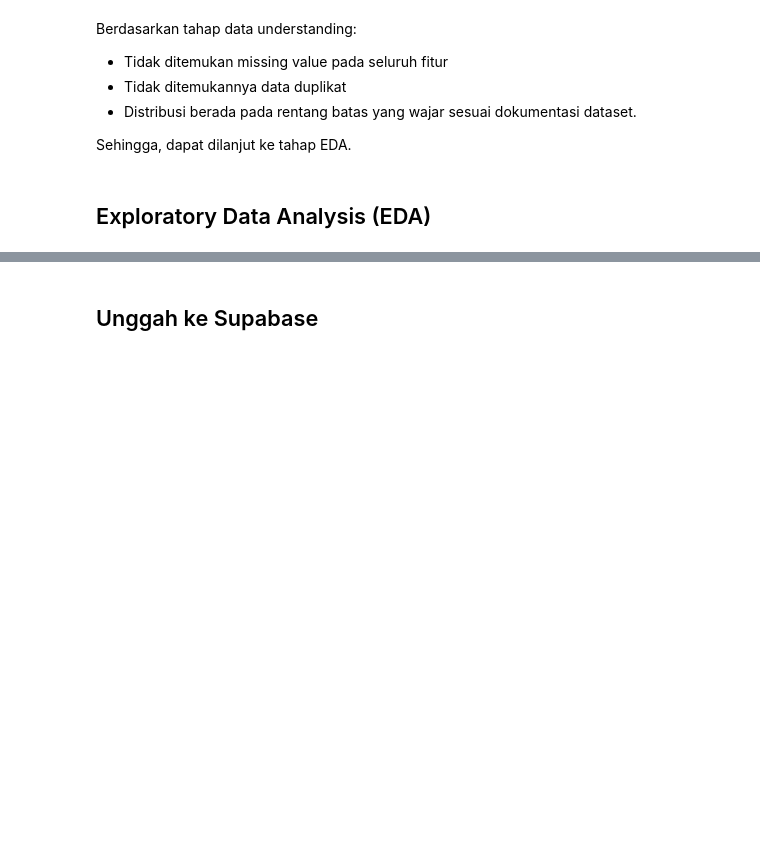
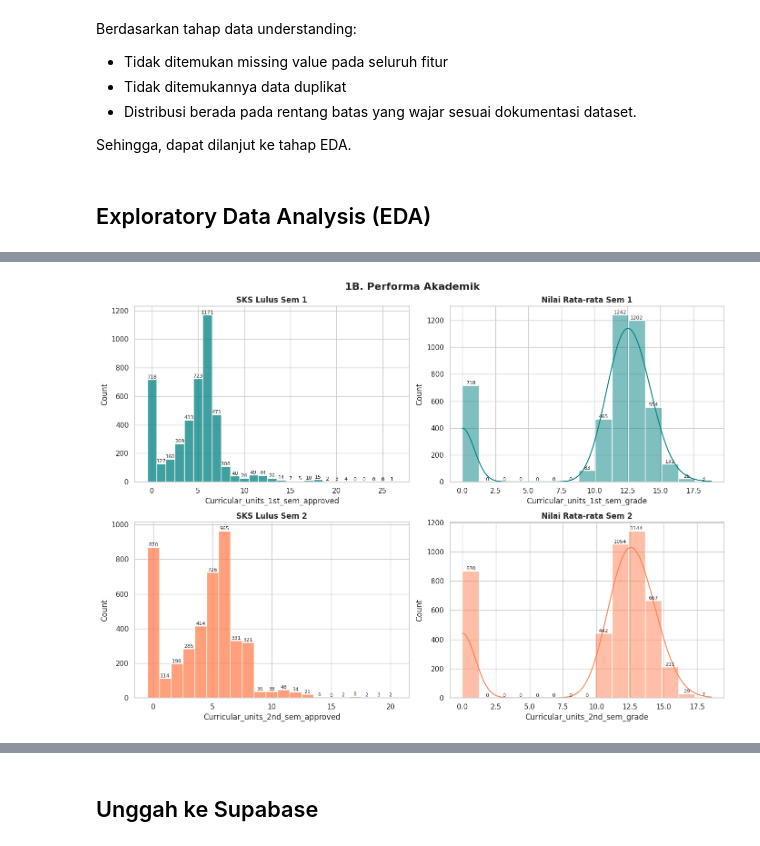
Before and after one commit to NuryaFahruRosyidin2406/Submission-Akhir-Dicoding-Menyelesaikan-Permasalahan-Institusi-Pendidikan, a Jupyter notebook: notebook.ipynb, the cells around one changed output, grey strips where cells are left out. Drawn from its saved outputs; the diff is of its cells as text; code cells hidden in the pictures; blank space fills up the shorter version.

```diff
--- a/notebook.ipynb
+++ b/notebook.ipynb
@@ -160,0 +230,33 @@ Sehingga, dapat dilanjut ke tahap EDA.
+# %%
+# B. Performa Variabel Akademik
+fig, axes = plt.subplots(2, 2, figsize=(14, 10))
+
+# SKS Lulus Sem 1
+ax1 = sns.histplot(df['Curricular_units_1st_sem_approved'], kde=False, ax=axes[0, 0], color='teal', discrete=True)
+axes[0, 0].set_title('SKS Lulus Sem 1', fontweight='bold')
+for container in ax1.containers:
+    ax1.bar_label(container, fontsize=8)
+
+# Nilai Rata-rata Sem 1
+ax2 = sns.histplot(df['Curricular_units_1st_sem_grade'], kde=True, ax=axes[0, 1], color='teal', bins=15)
+axes[0, 1].set_title('Nilai Rata-rata Sem 1', fontweight='bold')
+for container in ax2.containers:
+    ax2.bar_label(container, fontsize=8)
+
+# SKS Lulus Sem 2
+ax3 = sns.histplot(df['Curricular_units_2nd_sem_approved'], kde=False, ax=axes[1, 0], color='coral', discrete=True)
+axes[1, 0].set_title('SKS Lulus Sem 2', fontweight='bold')
+for container in ax3.containers:
+    ax3.bar_label(container, fontsize=8)
+
+# Nilai Rata-rata Sem 2
+ax4 = sns.histplot(df['Curricular_units_2nd_sem_grade'], kde=True, ax=axes[1, 1], color='coral', bins=15)
+axes[1, 1].set_title('Nilai Rata-rata Sem 2', fontweight='bold')
+for container in ax4.containers:
+    ax4.bar_label(container, fontsize=8)
+
+plt.suptitle('1B. Performa Akademik', fontsize=16, fontweight='bold')
+plt.tight_layout()
+plt.show()
+# %% [output]
+[figure, added]
```
Also changed, not shown: parts of 15 cells of this notebook.
